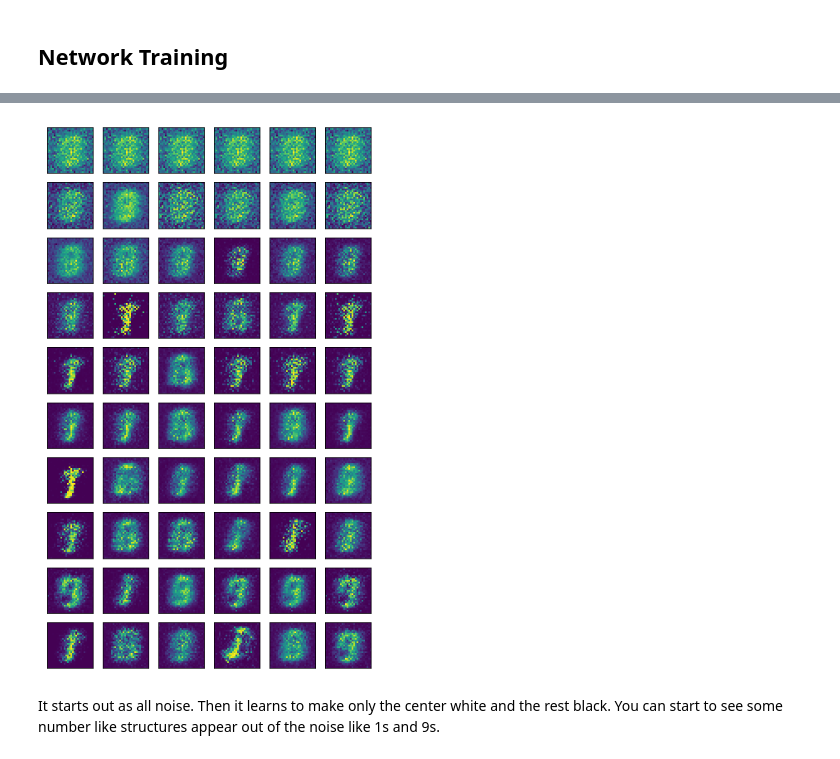
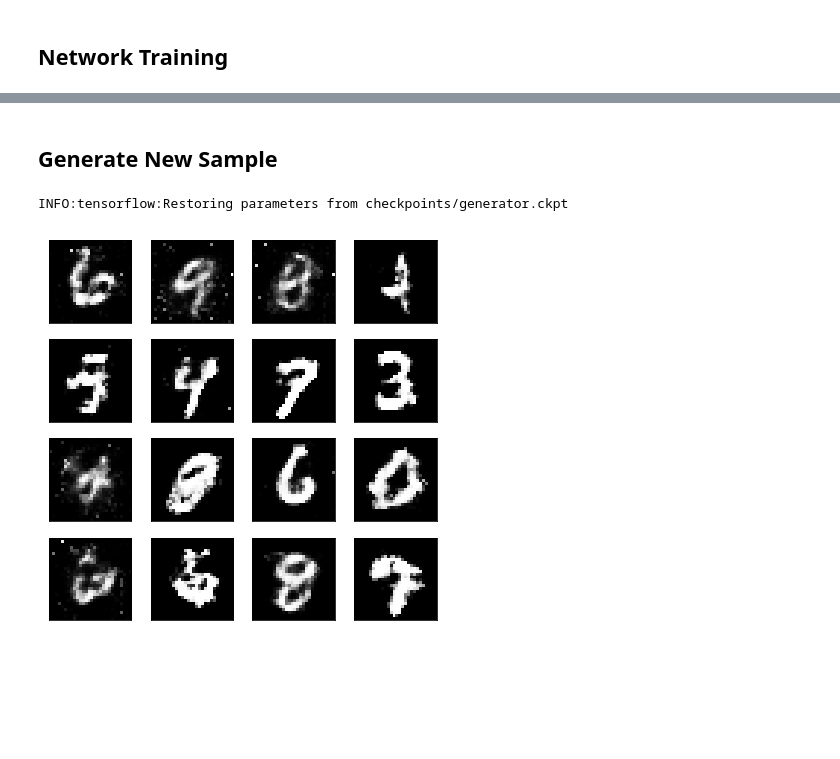
Before and after one commit to llabhishekll/GAN-implementation, a Jupyter notebook: gan_mnist.ipynb, the cells around one changed output, grey strips where cells are left out. Saved outputs shown, nothing was run; the diff lists cells and outputs as text; code cells hidden in the pictures; blank space fills up the shorter version.

```diff
--- a/gan_mnist.ipynb
+++ b/gan_mnist.ipynb
@@ -138,0 +150,13 @@ Then, in the optimizer we pass the variable lists to `var_list` in the `minimize
+# %%
+def loss_func(logits_in,labels_in):
+    return(tf.reduce_mean(tf.nn.sigmoid_cross_entropy_with_logits(logits=logits_in,labels=labels_in)))
+# %%
+# discriminator loss for fake and real images
+d_loss_real = loss_func(d_logits_real, tf.ones_like(d_logits_real) * (1 - smooth))
+d_loss_fake = loss_func(d_logits_fake, tf.zeros_like(d_logits_fake))
+
+# total discriminator loss
+d_loss = d_loss_real + d_loss_fake
+# %%
+# generator loss
+g_loss = loss_func(d_logits_fake, tf.ones_like(d_logits_fake))
@@ -219,9 +249,28 @@ plt.legend();
+# %% [markdown]
+## Generate New Sample
 # %%
-def view_samples(epoch, samples):
+# load the generator variables
+saver = tf.train.Saver(var_list=g_vars)
+
+# initialize session
+with tf.Session() as sess:
+
+    # restor the checkpoints
+    saver.restore(sess, tf.train.latest_checkpoint('checkpoints'))
+
+    # create random noise for the generator
+    sample_z = np.random.uniform(-1, 1, size=(16, z_size))
+
+    # generate new sample
+    gen_samples = sess.run(generator(input_z, input_size, n_units=g_hidden_size, reuse=True, alpha=alpha),
+                           feed_dict={input_z: sample_z})
+
+    # plot the result
     fig, axes = plt.subplots(figsize=(7,7), nrows=4, ncols=4, sharey=True, sharex=True)
-    for ax, img in zip(axes.flatten(), samples[epoch]):
+    for ax, img in zip(axes.flatten(), gen_samples):
         ax.xaxis.set_visible(False)
         ax.yaxis.set_visible(False)
         im = ax.imshow(img.reshape((28,28)), cmap='Greys_r')
-
-    return fig, axes
+# %% [output]
+INFO:tensorflow:Restoring parameters from checkpoints/generator.ckpt
+[figure, added]
@@ -232,14 +276,0 @@ with open('train_samples.pkl', 'rb') as f:
-# %%
-#Below I'm showing the generated images as the network was training, every 10 epochs.
-rows, cols = 10, 6
-fig, axes = plt.subplots(figsize=(7,12), nrows=rows, ncols=cols, sharex=True, sharey=True)
-
-for sample, ax_row in zip(samples[::int(len(samples)/rows)], axes):
-    for img, ax in zip(sample[::int(len(sample)/cols)], ax_row):
-        ax.imshow(img.reshape((28,28)))
-        ax.xaxis.set_visible(False)
-        ax.yaxis.set_visible(False)
-# %% [output]
-[figure, removed]
-# %% [markdown]
-It starts out as all noise. Then it learns to make only the center white and the rest black. You can start to see some number like structures appear out of the noise like 1s and 9s.
```
Also changed, not shown: parts of 31 cells of this notebook, 11 other files.
